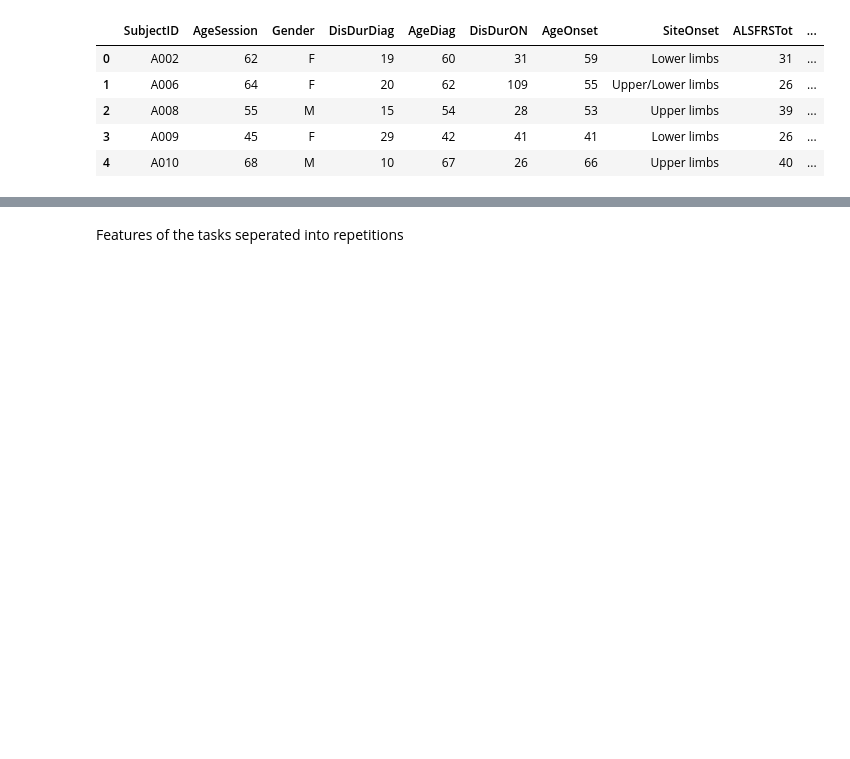
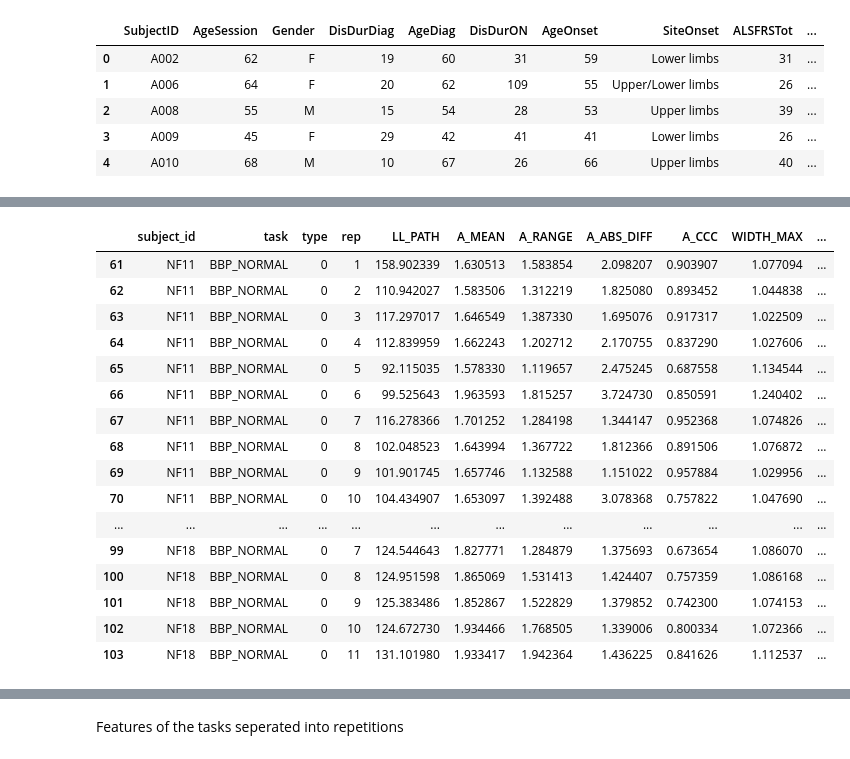
Before and after one commit to denizjafari/ClinicalScore, a Jupyter notebook: clinical_score_predict.ipynb, the cells around one changed output, grey strips where cells are left out. Saved outputs shown, nothing was run; the diff lists cells and outputs as text; code cells hidden in the pictures; blank space fills up the shorter version.

```diff
--- a/clinical_score_predict.ipynb
+++ b/clinical_score_predict.ipynb
@@ -217,0 +311,21 @@ Index(['SubjectID', 'AgeSession', 'Gender', 'DisDurDiag', 'AgeDiag',
+# %%
+### ALS DATA
+
+als_file_1 = r"/Users/denizjafari/documents/CODE/ClinicalScore/FaceData_/results/ALS_vs_Controls_database_finetuned/metric_output_"+tasks[task]+".csv"
+als_file_2 = r"/Users/denizjafari/documents/CODE/ClinicalScore/FaceData_/results/ALS_vs_Controls_new_finetuned/metric_output_"+tasks[task]+".csv"
+als_file_3 = r"/Users/denizjafari/documents/CODE/ClinicalScore/FaceData_/results/ALS_vs_Controls_old_finetuned/metric_output_"+tasks[task]+".csv"
+
+
+bbp_als_df_1 = pd.read_csv(als_file_1)
+bbp_als_df_1 = bbp_als_df_1.drop('Unnamed: 0', axis=1)
+print_prop(bbp_als_df_1, als_file_1)
+
+
+bbp_als_df_2 = pd.read_csv(als_file_2)
+bbp_als_df_2 = bbp_als_df_2.drop('Unnamed: 0', axis=1)
+print_prop(bbp_als_df_2, als_file_2)
+
+
+bbp_als_df_3 = pd.read_csv(als_file_3)
+bbp_als_df_3 = bbp_als_df_3.drop('Unnamed: 0', axis=1)
+print_prop(bbp_als_df_3, als_file_3)
@@ -218,3 +410,23 @@ Index(['SubjectID', 'AgeSession', 'Gender', 'DisDurDiag', 'AgeDiag',
+# %%
+bbp_als_df_1.loc[~bbp_als_df_1.subject_id.isin(a.subject_id)]
+# %% [output]
+|  | subject_id | task | type | rep | LL_PATH | A_MEAN | A_RANGE | A_ABS_DIFF | A_CCC | WIDTH_MAX | ... |
+| 61 | NF11 | BBP_NORMAL | 0 | 1 | 158.902339 | 1.630513 | 1.583854 | 2.098207 | 0.903907 | 1.077094 | ... |
+| 62 | NF11 | BBP_NORMAL | 0 | 2 | 110.942027 | 1.583506 | 1.312219 | 1.825080 | 0.893452 | 1.044838 | ... |
+| 63 | NF11 | BBP_NORMAL | 0 | 3 | 117.297017 | 1.646549 | 1.387330 | 1.695076 | 0.917317 | 1.022509 | ... |
+| 64 | NF11 | BBP_NORMAL | 0 | 4 | 112.839959 | 1.662243 | 1.202712 | 2.170755 | 0.837290 | 1.027606 | ... |
+| 65 | NF11 | BBP_NORMAL | 0 | 5 | 92.115035 | 1.578330 | 1.119657 | 2.475245 | 0.687558 | 1.134544 | ... |
+| 66 | NF11 | BBP_NORMAL | 0 | 6 | 99.525643 | 1.963593 | 1.815257 | 3.724730 | 0.850591 | 1.240402 | ... |
+| 67 | NF11 | BBP_NORMAL | 0 | 7 | 116.278366 | 1.701252 | 1.284198 | 1.344147 | 0.952368 | 1.074826 | ... |
+| 68 | NF11 | BBP_NORMAL | 0 | 8 | 102.048523 | 1.643994 | 1.367722 | 1.812366 | 0.891506 | 1.076872 | ... |
+| 69 | NF11 | BBP_NORMAL | 0 | 9 | 101.901745 | 1.657746 | 1.132588 | 1.151022 | 0.957884 | 1.029956 | ... |
+| 70 | NF11 | BBP_NORMAL | 0 | 10 | 104.434907 | 1.653097 | 1.392488 | 3.078368 | 0.757822 | 1.047690 | ... |
+| ... | ... | ... | ... | ... | ... | ... | ... | ... | ... | ... | ... |
+| 99 | NF18 | BBP_NORMAL | 0 | 7 | 124.544643 | 1.827771 | 1.284879 | 1.375693 | 0.673654 | 1.086070 | ... |
+| 100 | NF18 | BBP_NORMAL | 0 | 8 | 124.951598 | 1.865069 | 1.531413 | 1.424407 | 0.757359 | 1.086168 | ... |
+| 101 | NF18 | BBP_NORMAL | 0 | 9 | 125.383486 | 1.852867 | 1.522829 | 1.379852 | 0.742300 | 1.074153 | ... |
+| 102 | NF18 | BBP_NORMAL | 0 | 10 | 124.672730 | 1.934466 | 1.768505 | 1.339006 | 0.800334 | 1.072366 | ... |
+| 103 | NF18 | BBP_NORMAL | 0 | 11 | 131.101980 | 1.933417 | 1.942364 | 1.436225 | 0.841626 | 1.112537 | ... |
 # %%
 
 if 0:
```
Also changed, not shown: parts of 23 cells of this notebook.
